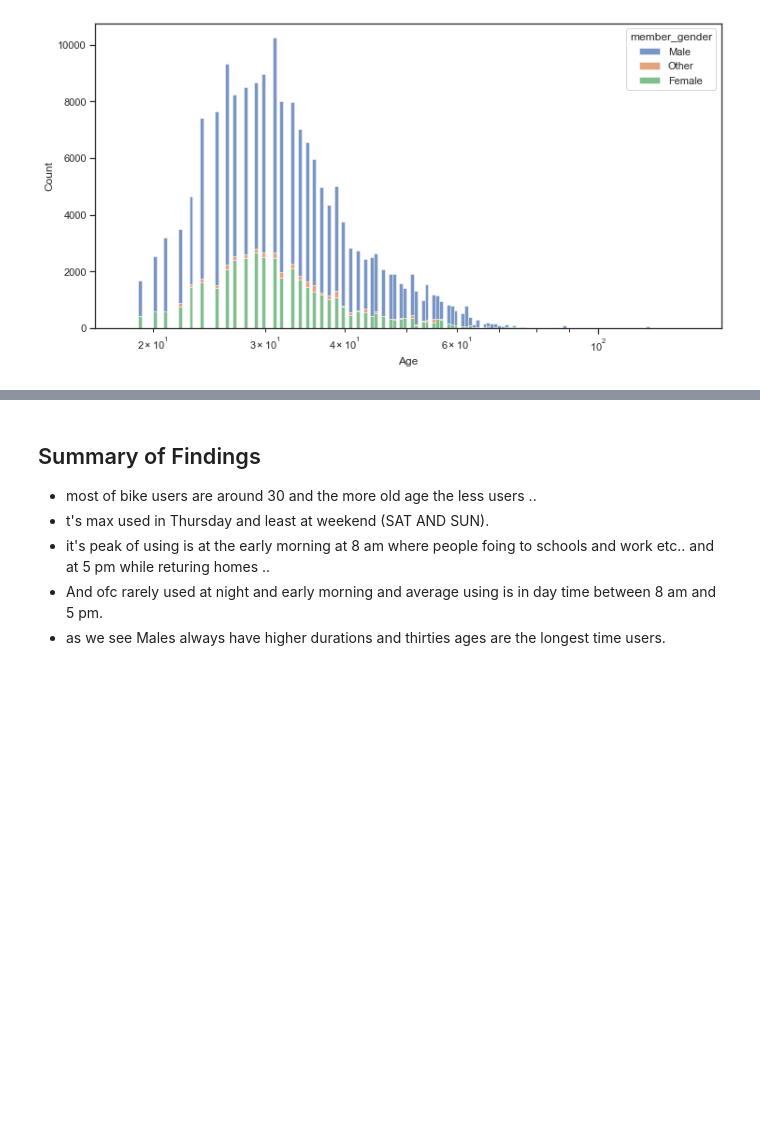
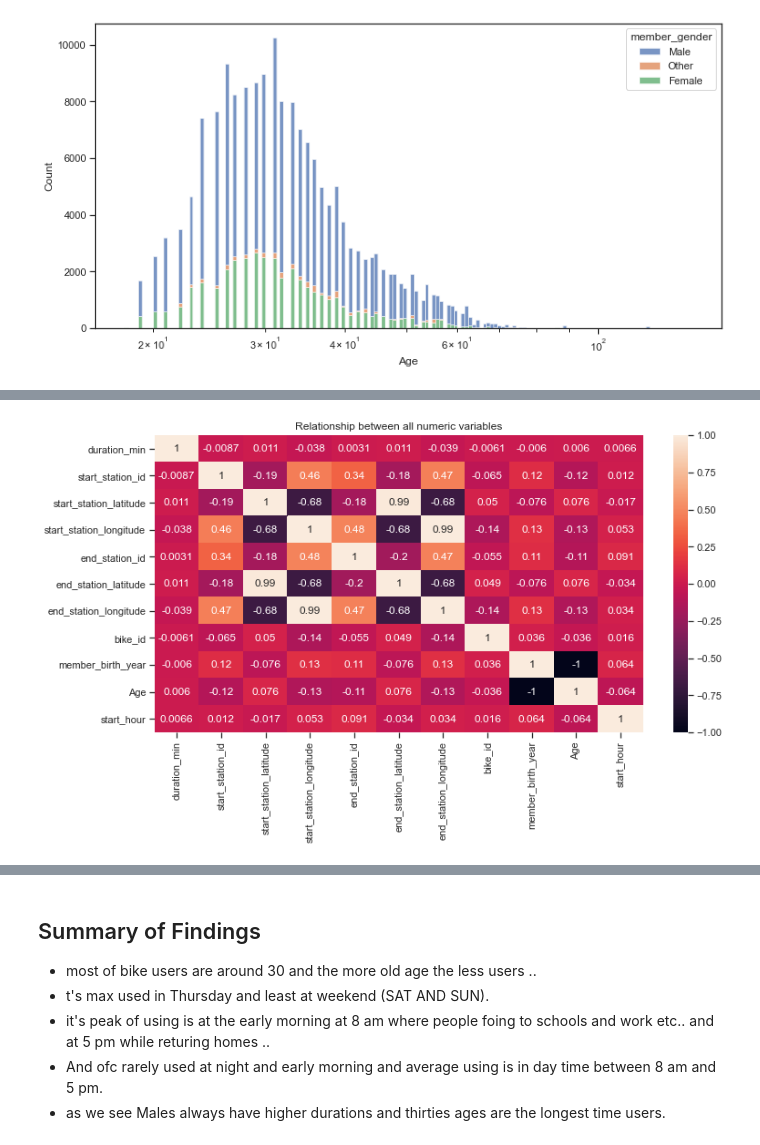
Before and after one commit to Theabdelkader/Communicate-Data-Findings-Ford-GoBike-System, a Jupyter notebook: slide_deck_template.ipynb, the cells around one changed output, grey strips where cells are left out. Cells and saved outputs as stored; diff of their text form; code cells hidden in the pictures; blank space fills up the shorter version.

```diff
--- a/slide_deck_template.ipynb
+++ b/slide_deck_template.ipynb
@@ -102,0 +109,9 @@ sb.histplot(
+# %%
+# while searching for new features which related or linked (correlated) we can make a heat map to dataframe.
+# first we should make dataframe.corr() where is used to find the pairwise correlation of all columns in the dataframe.
+# also df.corr() returns the 2D array required by heatmap and we add annot = True to show correlation values on every cell.
+plt.figure(figsize=(12,6))
+sb.heatmap(df.corr(),  annot = True)
+plt.title('Relationship between all numeric variables');
+# %% [output]
+[figure, added]
```
Also changed, not shown: parts of 3 cells of this notebook, 1 other file.
